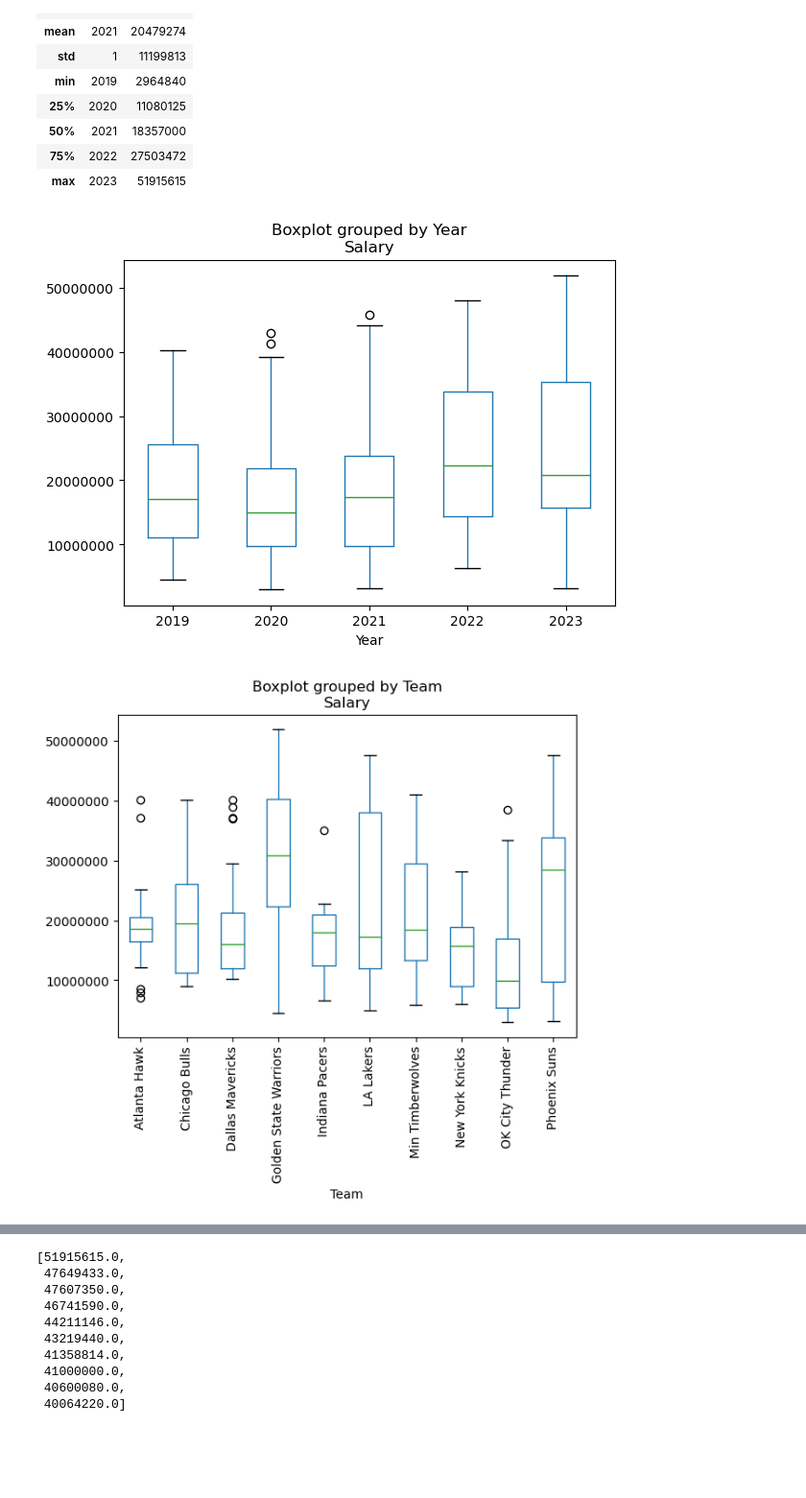
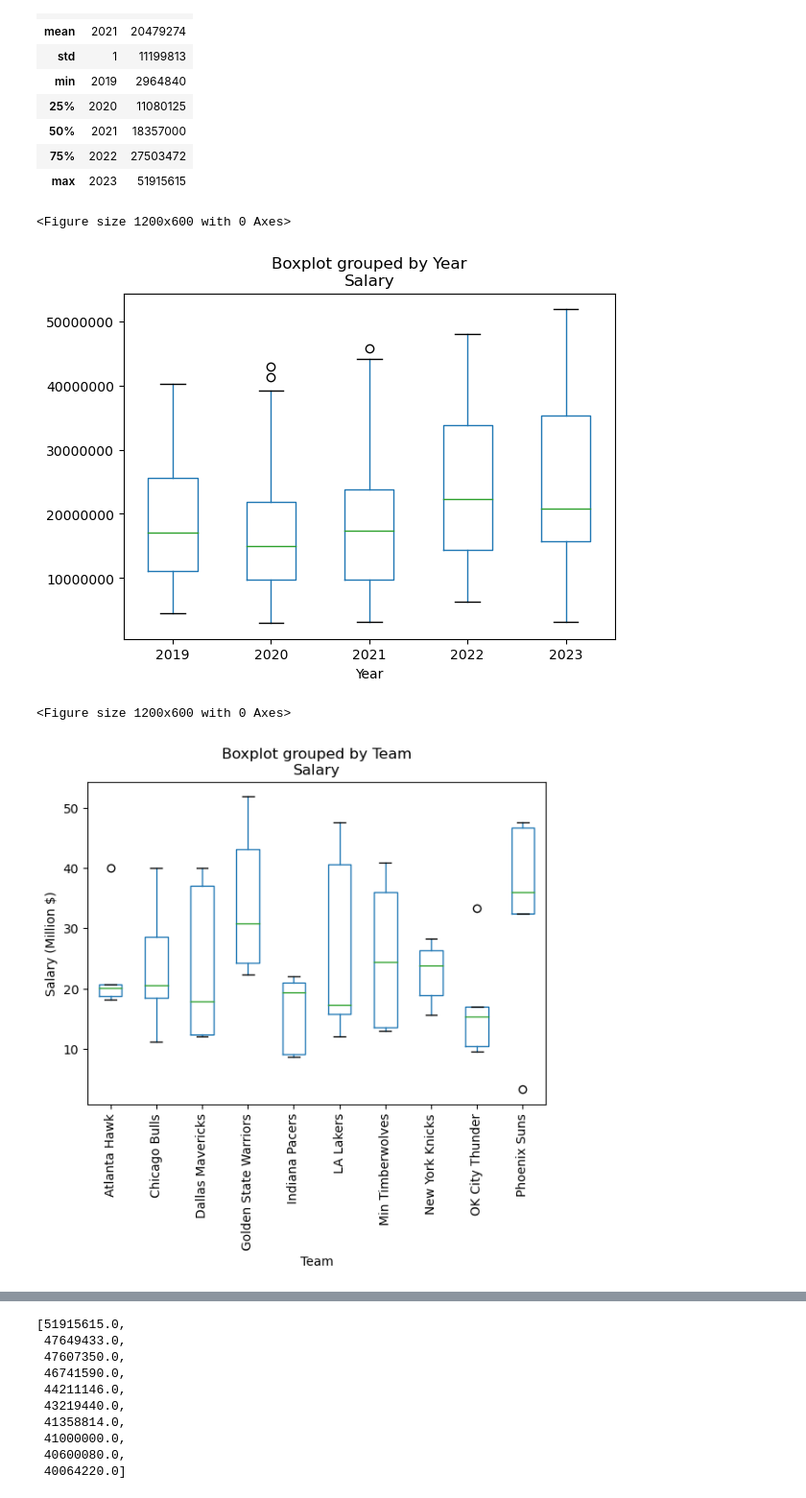
Before and after one commit to Hensonkk/NBA-VS-WNBA, a Jupyter notebook: NBA_WNBA_Analysis.ipynb, the cells around one changed output, grey strips where cells are left out. Shown at 96% size. Saved outputs shown, nothing was run; the diff lists cells and outputs as text; code cells hidden in the pictures; blank space fills up the shorter version.

Commit message:
updating code and graphs

```diff
--- a/NBA_WNBA_Analysis.ipynb
+++ b/NBA_WNBA_Analysis.ipynb
@@ -185,21 +188,30 @@ df
 # plt.savefig("graph_outputs/NBA_summary.png")
 # plt.show()
 # %%
+plt.figure(figsize=(12,6))
 nba_salaries.boxplot(by ='Year', column=['Salary'], grid = False)
 
 plt.ticklabel_format(style='plain', useOffset=False, axis='y')
 
 plt.show()
 # %% [output]
+<Figure size 1200x600 with 0 Axes>
 [figure]
+# %%
+nba_salaries['Salary'] = nba_2023['Salary']/1000000
 # %%
+plt.figure(figsize=(12,6))
 nba_salaries.boxplot(by ='Team', column=['Salary'], grid = False)
+plt.xlabel("Team")
+plt.ylabel("Salary (Million $)")
 plt.xticks(rotation='vertical')
 plt.ticklabel_format(style='plain', useOffset=False, axis='y')
 
+#plt.tight_layout()
 plt.show()
 # %% [output]
+<Figure size 1200x600 with 0 Axes>
-[figure, old version]
+[figure, new version]
 # %%
 nba_2023 = nba_salaries[nba_salaries['Year']== 2023]
 nba_2023.head()
```
Also changed, not shown: parts of 13 cells of this notebook, 4 other files.
